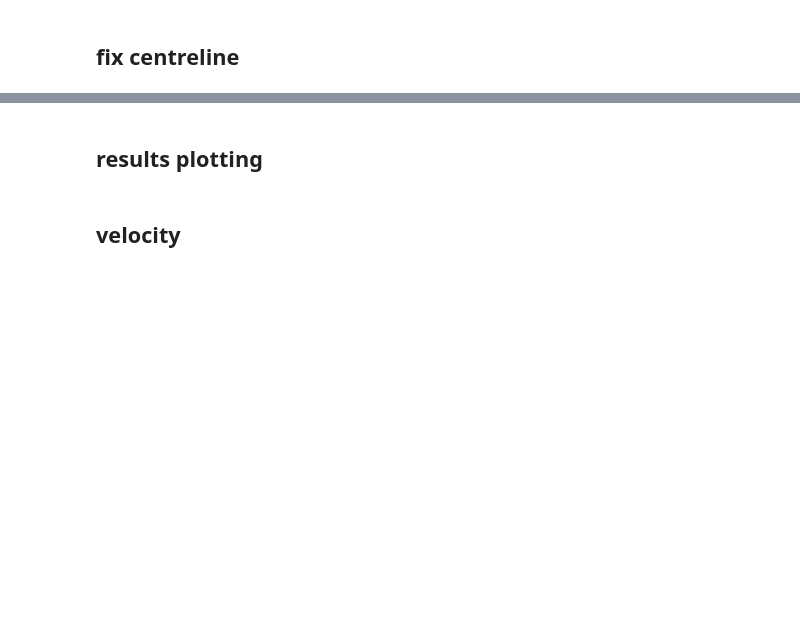
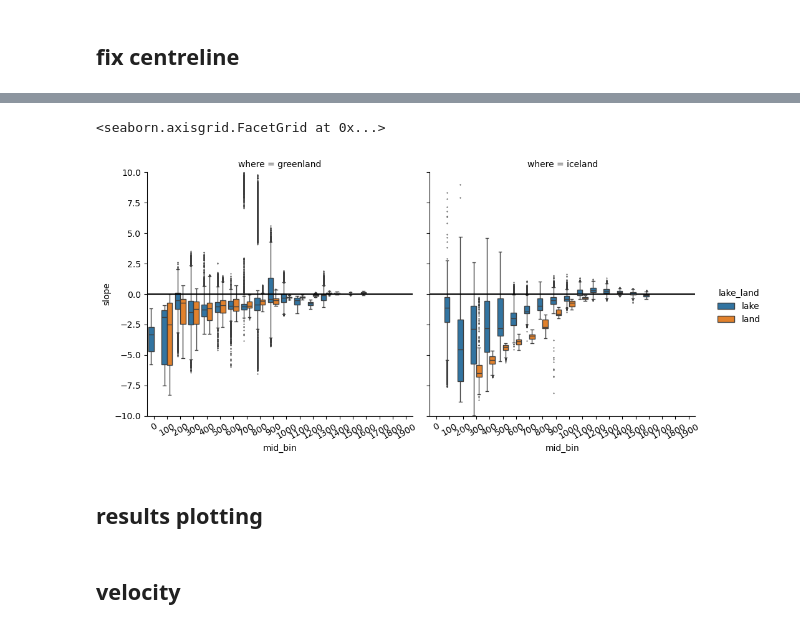
Before and after one commit to tlohde/lake-terminating-glaciers, a Jupyter notebook: src/scratchpad.ipynb, the cells around one changed output, grey strips where cells are left out. Drawn from its saved outputs; the diff is of its cells as text; code cells hidden in the pictures; blank space fills up the shorter version.

```diff
--- a/src/scratchpad.ipynb
+++ b/src/scratchpad.ipynb
@@ -291,17 +184,20 @@ groups = df.groupby(['where', 'lake_land'])
 # %%
-fg = sns.catplot(data=df.loc[df['where']=='greenland'],
+fg = sns.catplot(data=df,
                  x='mid_bin',
                  y='slope',
                  hue='lake_land',
-                 col='id',
-                 col_wrap=5,
+                 col='where',
+                #  col_wrap=5,
                  fliersize=0.5,
                  kind='box',
                  )
 
 fg.set(ylim=(-10,10))
 fg.set_xticklabels(rotation=30)
 fg.map(plt.axhline, y=0, c='k')
+# %% [output]
+<seaborn.axisgrid.FacetGrid at 0x...>
+[figure, added]
 # %%
 sec = xr.open_zarr('../data/id29_1368245x_-2521726y/sec.zarr/')
 # %%
```
Also changed, not shown: parts of 18 cells of this notebook, 6 other files.
